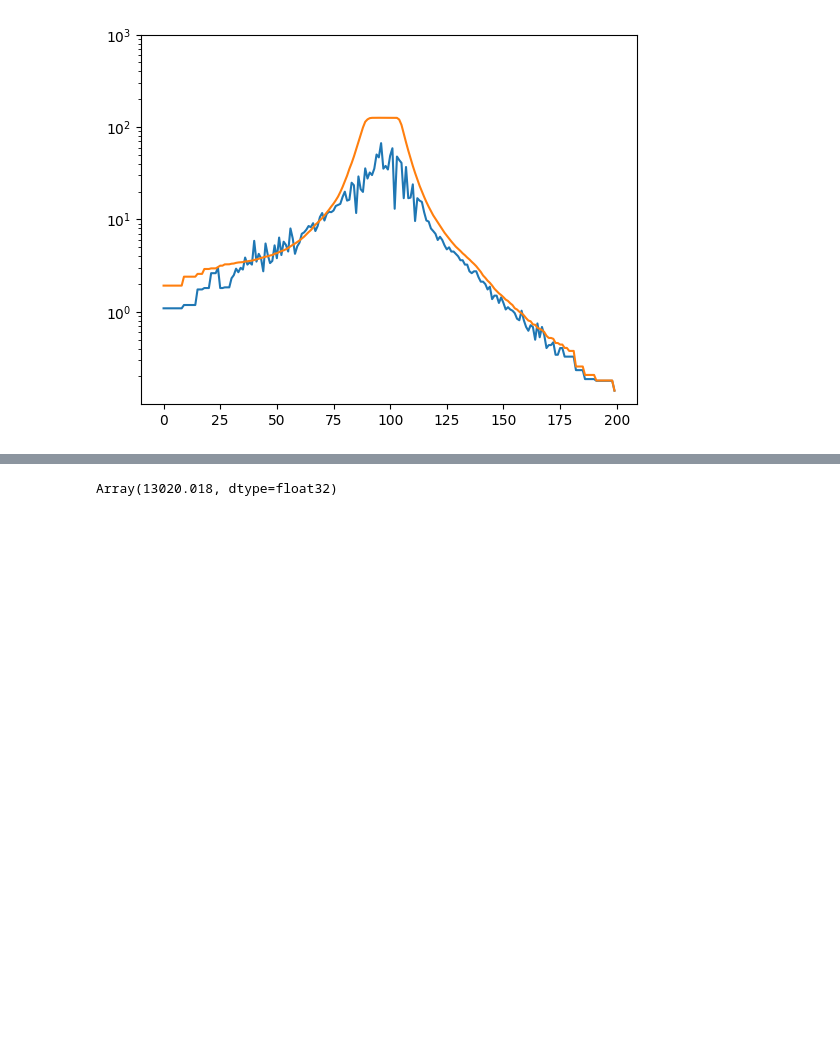
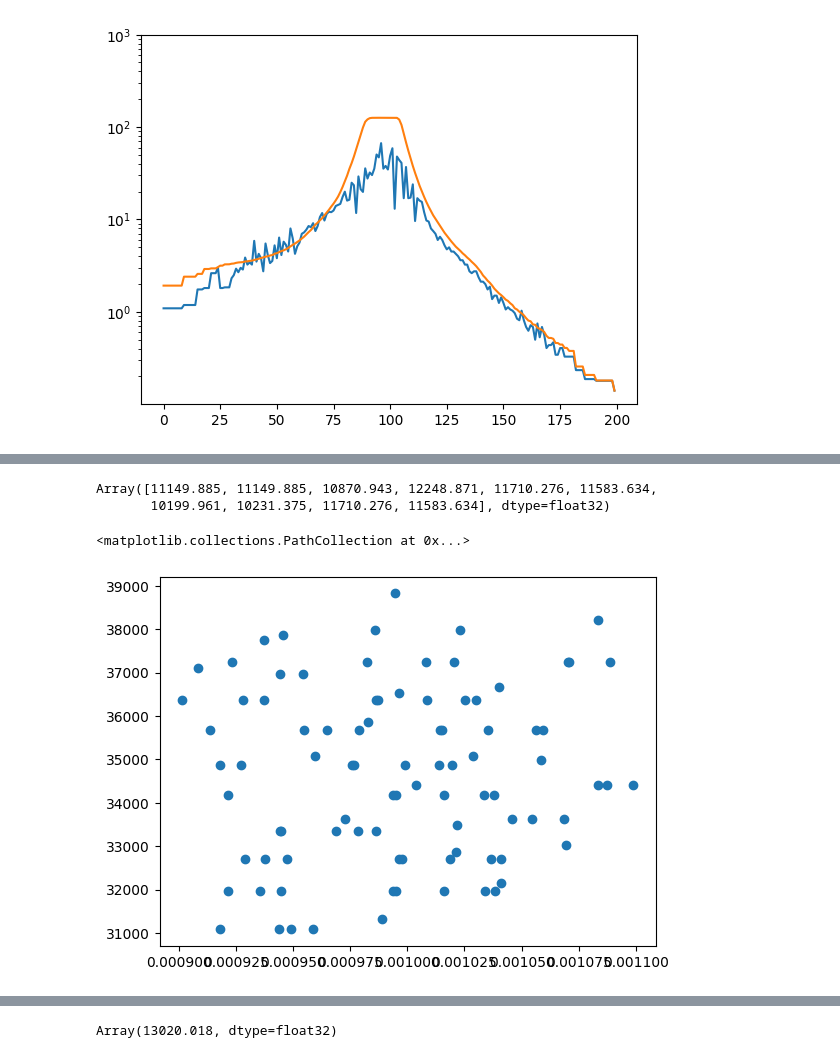
Before and after one commit to EleutherAI/basin-volume, a Jupyter notebook: basin_precondition.ipynb, the cells around one changed output, grey strips where cells are left out. Drawn from its saved outputs; the diff is of its cells as text; code cells hidden in the pictures; blank space fills up the shorter version.

```diff
--- a/basin_precondition.ipynb
+++ b/basin_precondition.ipynb
@@ -603,0 +716,9 @@ P_diagH = jnp.diag(p)
+# %%
+def scaled_diag_preconditioner(spec, scale=0.5, eps=1e-3):
+    h_est = jnp.abs(spec)**scale
+    p = 1 / (h_est + eps)
+    logp = jnp.log(p)
+    logp_norm = logp - jnp.mean(logp)
+    p = jnp.exp(logp_norm)
+    P_scale = jnp.diag(p)
+    return P_scale
@@ -603,0 +813,23 @@ P_diagH = jnp.diag(p)
+# %%
+all_results_eps = []
+all_results2_eps = []
+epses = logspace(1e-39, 1e-30, 10)
+scale = 0.06
+n_iters = 10
+for eps in tqdm(epses):
+    results = get_estimates_preconditioned(n_iters, scaled_adam_preconditioner(scale=scale, eps=eps), show_progress=False)
+    all_results_eps.append(results)
+    results2 = get_estimates_preconditioned(n_iters, scaled_adam_preconditioner(scale=scale, eps=eps, order=2), show_progress=False)
+    all_results2_eps.append(results2)
+all_results_eps = jnp.array(all_results_eps)
+all_results2_eps = jnp.array(all_results2_eps)
+# %%
+all_estimates_10_2[0]
+# %% [output]
+Array([11149.885, 11149.885, 10870.943, 12248.871, 11710.276, 11583.634,
+       10199.961, 10231.375, 11710.276, 11583.634], dtype=float32)
+# %%
+plt.scatter(all_results_eps[:, 1], all_results_eps[:, 0])
+# %% [output]
+<matplotlib.collections.PathCollection at 0x...>
+[figure, added]
```
Also changed, not shown: parts of 138 cells of this notebook, 1 other file.
